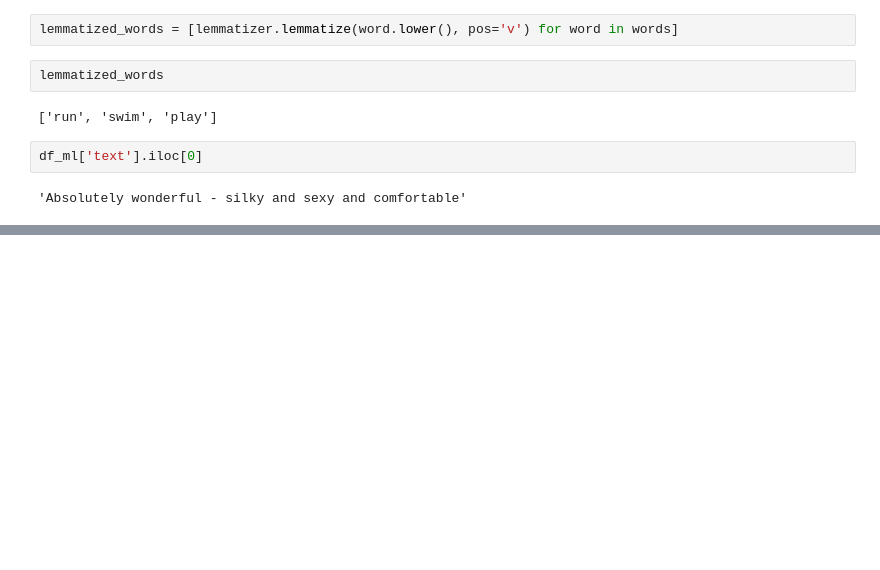
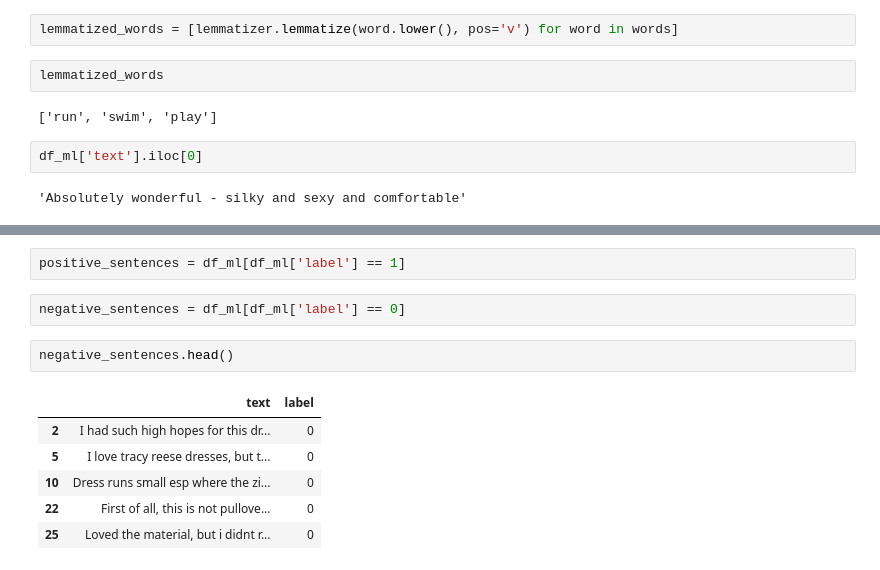
Before and after one commit to itzuditsharma/Sentiment-Analysis-Alexa, a Jupyter notebook: Clothing/main.ipynb, the cells around one changed output, grey strips where cells are left out. Cells and saved outputs as stored; diff of their text form; blank space fills up the shorter version.

Commit message:
Segregated positive and negative sentences

```diff
--- a/Clothing/main.ipynb
+++ b/Clothing/main.ipynb
@@ -409,0 +418,13 @@ df_ml['text'].iloc[0]
+# %%
+positive_sentences = df_ml[df_ml['label'] == 1]
+# %%
+negative_sentences = df_ml[df_ml['label'] == 0]
+# %%
+negative_sentences.head()
+# %% [output]
+|  | text | label |
+| 2 | I had such high hopes for this dr... | 0 |
+| 5 | I love tracy reese dresses, but t... | 0 |
+| 10 | Dress runs small esp where the zi... | 0 |
+| 22 | First of all, this is not pullove... | 0 |
+| 25 | Loved the material, but i didnt r... | 0 |
```
Also changed, not shown: parts of 11 cells of this notebook.
